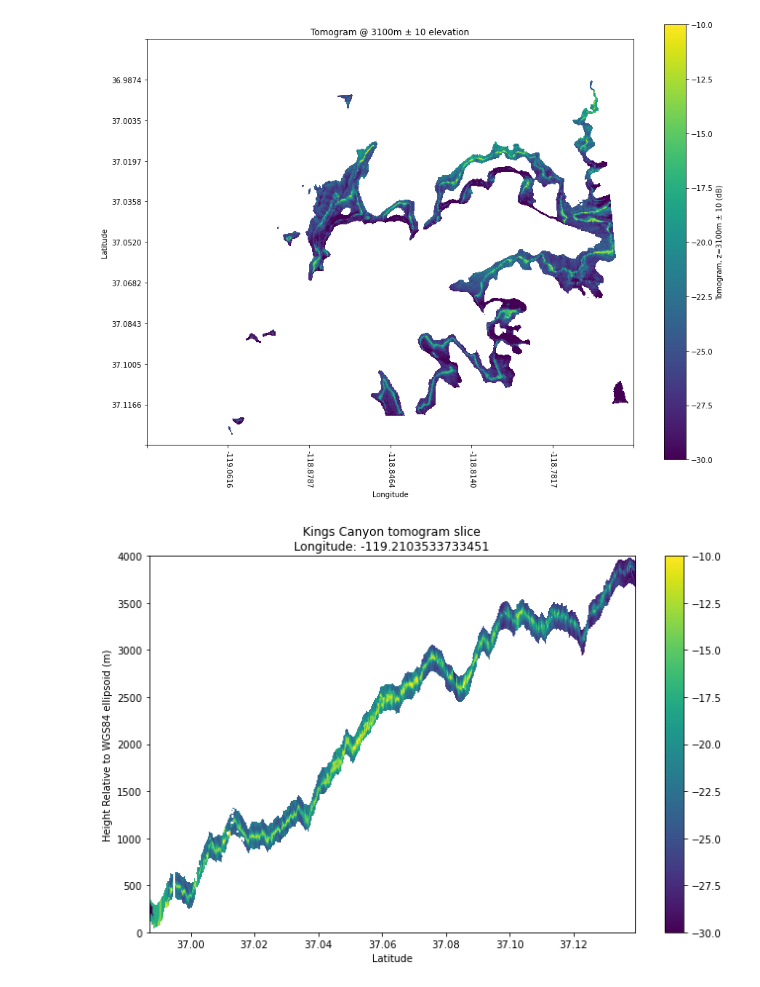
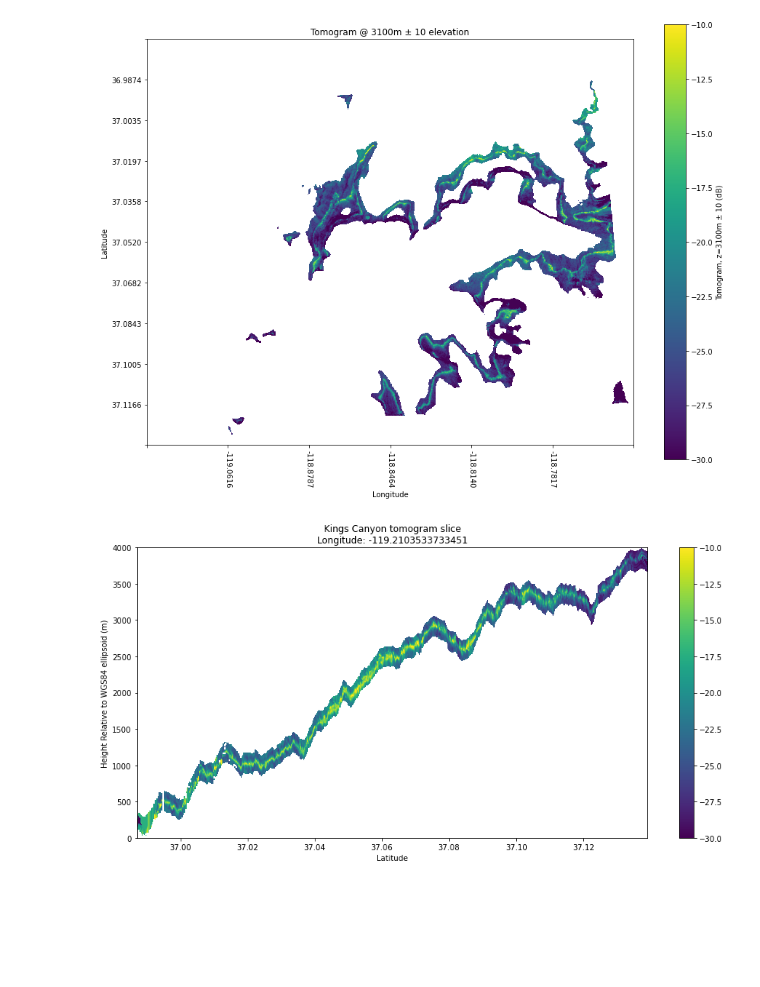
Before and after one commit to EarthDigitalTwin/STV-FIS-Notebooks, a Jupyter notebook: Kings_Canyon_SDAP.ipynb, the cells around one changed output. Saved outputs shown, nothing was run; the diff lists cells and outputs as text; code cells hidden in the pictures; blank space fills up the shorter version.

```diff
--- a/Kings_Canyon_SDAP.ipynb
+++ b/Kings_Canyon_SDAP.ipynb
@@ -211,35 +197,35 @@ for e in tqdm(slice_ds, desc='elevation slices', ncols=140, unit='slice'):
         continue
 
     try:
         s = s.sel(longitude=SLICE_LON).isel(time=0)
 
         for lat, vox in zip(s.latitude, s.tomo):
             lat, vox = lat.item(), vox.item()
 
             lat_i = np.where(lats == lat)[0][0]
 
             row[lat_i] = vox
     except:
         # lon not in this slice
         continue
 
     lat_rows.append(row)
 
 lat_rows = np.array(lat_rows)
 
 lat_rows = 10*np.log10(lat_rows)
 
-plt.figure(figsize=(11,7))
+plt.figure(figsize=(15,7))
 plt.imshow(np.flipud(lat_rows), extent=[lats[0],lats[-1],MIN_ELEVATION,MAX_ELEVATION], vmin=-30, vmax=-10, aspect='auto')
 plt.colorbar()
 plt.title(f'Kings Canyon tomogram slice\nLongitude: {SLICE_LON}')
 plt.xlabel('Latitude')
 plt.ylabel('Height Relative to WGS84 ellipsoid (m)')
 ts = int(datetime.now().timestamp())
 
 plt.savefig(f'tomo_slice_{SLICE_LON}_{ts}.png', facecolor='white')
 # %% [output]
-[figure, old version]
+[figure, new version]
 # %%
 # save
 for e in trange(MIN_ELEVATION, MAX_ELEVATION + 1, STRIDE, desc='elevation slices', ncols=140, unit='slice'):
```
Also changed, not shown: parts of 2 cells of this notebook, 1 other file.
